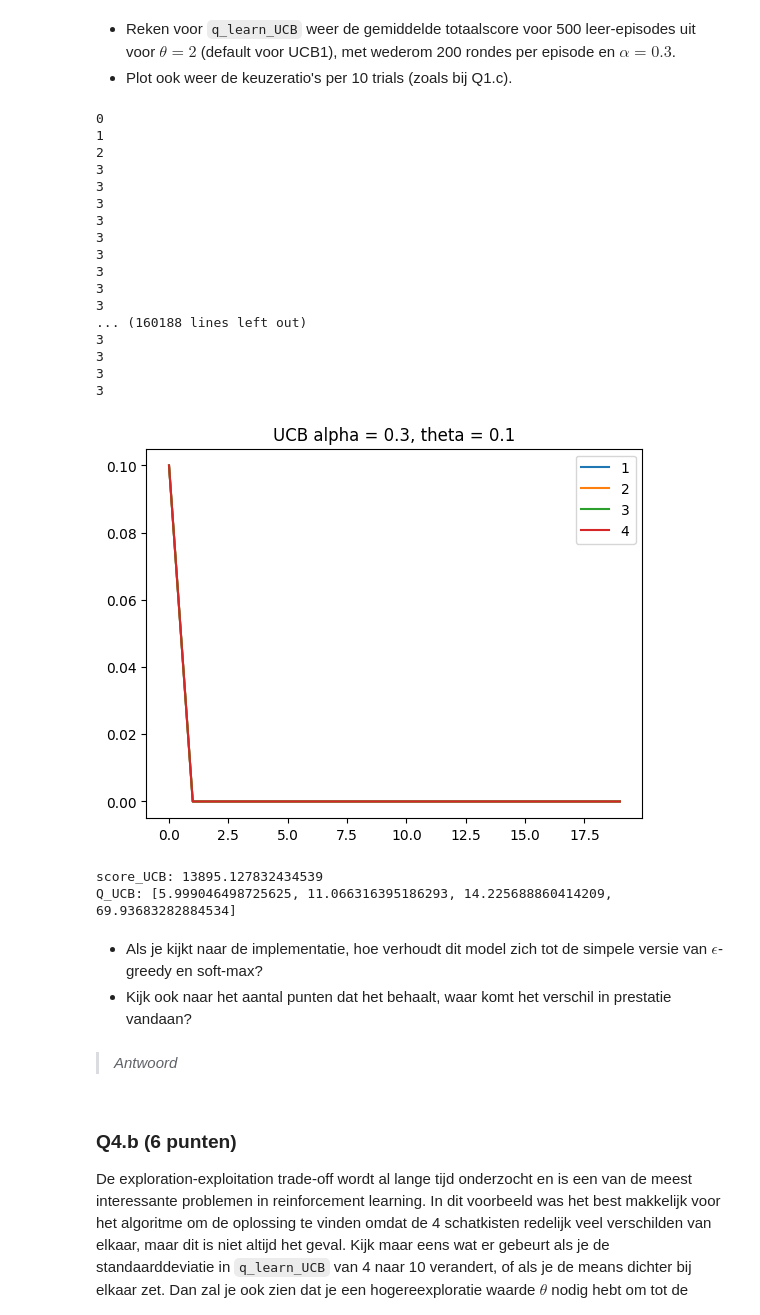
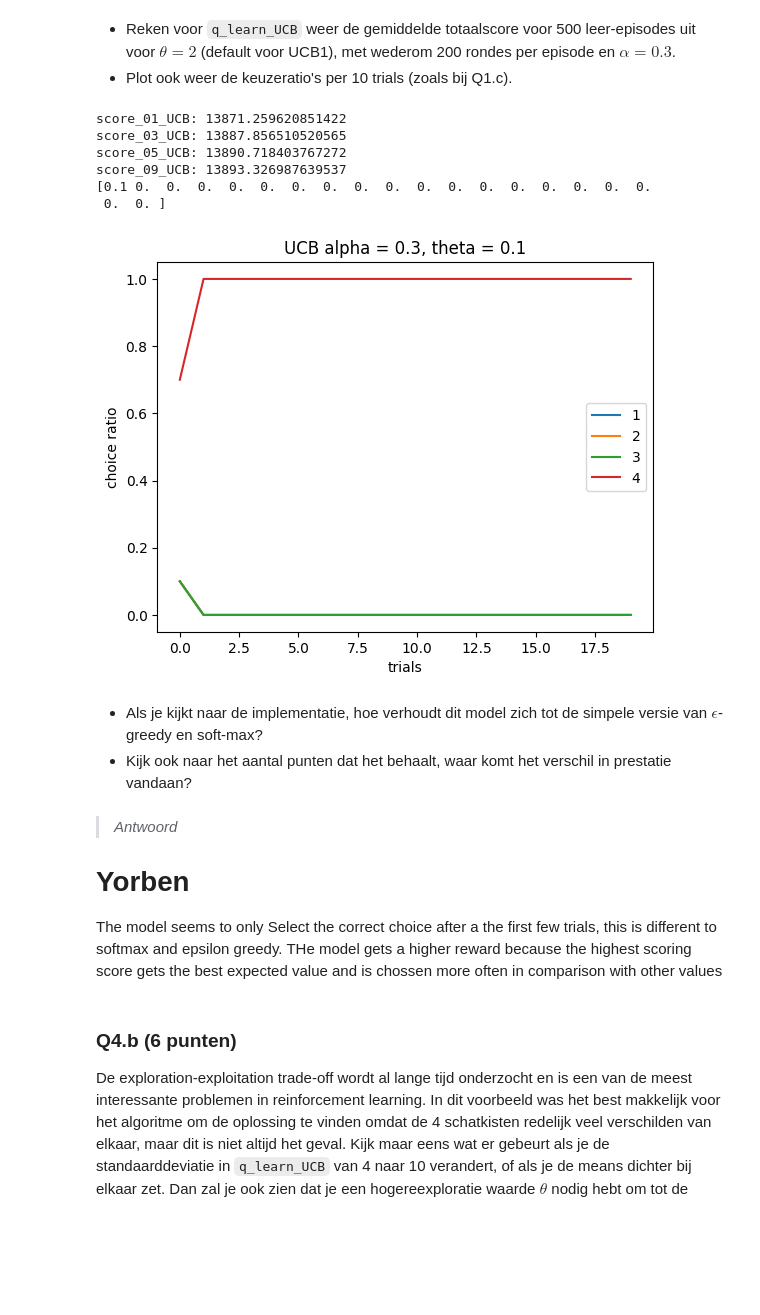
Before and after one commit to YorbenKoolhaas/cogmod, a Jupyter notebook: hw2/Assignment_2.ipynb, the cells around one changed output. Saved outputs shown, nothing was run; the diff lists cells and outputs as text; code cells hidden in the pictures; blank space fills up the shorter version.

```diff
--- a/hw2/Assignment_2.ipynb
+++ b/hw2/Assignment_2.ipynb
@@ -788,21 +788,15 @@ Hierbij staat $t$ voor het rondenummer in het experiment (zero-based indexing),
 Implementeer nu de UCB1 exploratieregel op basis van de `q_learn` functie en geef deze de naam `q_learn_UCB`.
 # %%
 def q_learn_UCB(alpha, theta, trials=200):
-    # TO DO
     expected_Q1 = 0
     expected_Q2 = 0
     expected_Q3 = 0
     expected_Q4 = 0
-    expected_Q1_prime = 0
-    expected_Q2_prime = 0
-    expected_Q3_prime = 0
-    expected_Q4_prime = 0
     choice_1 = np.zeros(trials)
     choice_2 = np.zeros(trials)
     choice_3 = np.zeros(trials)
     choice_4 = np.zeros(trials)
     total_score = 0
-
     outcomes = []
 
     for i in range(trials):
@@ -819,7 +813,7 @@ def q_learn_UCB(alpha, theta, trials=200):
             expected_Q3_prime = expected_Q3 + np.sqrt((theta * np.log(i)) / (sum(choice_3) ))
             expected_Q4_prime = expected_Q4 + np.sqrt((theta * np.log(i)) / (sum(choice_4) ))
 
-            if len([expected_Q1_prime, expected_Q2_prime, expected_Q3_prime, expected_Q4_prime]) == {expected_Q1_prime, expected_Q2_prime, expected_Q3_prime, expected_Q4_prime}:
+            if 4 == len({expected_Q1_prime, expected_Q2_prime, expected_Q3_prime, expected_Q4_prime}):
                 choice = [expected_Q1_prime, expected_Q2_prime, expected_Q3_prime, expected_Q4_prime].index(max([expected_Q1_prime, expected_Q2_prime, expected_Q3_prime, expected_Q4_prime]))
             else:
                 best_list = []
@@ -827,7 +821,6 @@ def q_learn_UCB(alpha, theta, trials=200):
                     if [expected_Q1_prime, expected_Q2_prime, expected_Q3_prime, expected_Q4_prime][i] == max([expected_Q1_prime, expected_Q2_prime, expected_Q3_prime, expected_Q4_prime]):
                         best_list.append(i)
                 choice = np.random.choice(best_list)
-        print(choice)
 
         if choice == 0:
             reward = kist_1
@@ -855,7 +848,6 @@ def q_learn_UCB(alpha, theta, trials=200):
             total_score += reward
             choice_4[i] = 1
             outcomes.append(reward)
-
     Q = [expected_Q1, expected_Q2, expected_Q3, expected_Q4]
     return (Q, total_score, choice_1, choice_2, choice_3, choice_4, outcomes)
 # %% [markdown]
@@ -864,59 +856,51 @@ def q_learn_UCB(alpha, theta, trials=200):
 # %%
 # TO DO gemiddelde
 score_01_UCB = []
 score_03_UCB = []
 score_05_UCB = []
 score_09_UCB = []
 for i in range(200):
     score_01_UCB.append(q_learn_UCB(0.3, 0.1)[1])
     score_03_UCB.append(q_learn_UCB(0.3, 0.3)[1])
     score_05_UCB.append(q_learn_UCB(0.3, 0.5)[1])
     score_09_UCB.append(q_learn_UCB(0.3, 0.9)[1])
 print(f'score_01_UCB: {np.mean(score_01_UCB)}')
 print(f'score_03_UCB: {np.mean(score_03_UCB)}')
 print(f'score_05_UCB: {np.mean(score_05_UCB)}')
 print(f'score_09_UCB: {np.mean(score_09_UCB)}')
-# TO DO plot
+
 plt.title("UCB alpha = 0.3, theta = 0.1")
 Q, score, choice_1, choice_2, choice_3, choice_4, outcomes = q_learn_UCB(0.3, 0.1)
-choice_1 = choice_1.reshape(-1, 10).mean(axis=1)
-choice_2 = choice_2.reshape(-1, 10).mean(axis=1)
-choice_3 = choice_3.reshape(-1, 10).mean(axis=1)
-choice_4 = choice_4.reshape(-1, 10).mean(axis=1)
-plt.plot(choice_1, label=r"$1$")
-plt.plot(choice_2, label=r"$2$")
-plt.plot(choice_3, label=r"$3$")
-plt.plot(choice_4, label=r"$4$")
+result1 = choice_1.reshape(-1, 10).mean(axis=1)
+result2 = choice_2.reshape(-1, 10).mean(axis=1)
+result3 = choice_3.reshape(-1, 10).mean(axis=1)
+result4 = choice_4.reshape(-1, 10).mean(axis=1)
+plt.plot(result1, label=r"$1$")
+plt.plot(result2, label=r"$2$")
+plt.plot(result3, label=r"$3$")
+plt.plot(result4, label=r"$4$")
 plt.legend()
+print(result1)
+plt.ylabel("choice ratio")
+plt.xlabel("trials")
 plt.show()
-print(f'score_UCB: {score}')
-print(f'Q_UCB: {Q}')
 # %% [output]
-0
-1
-2
-3
-3
-3
-3
-3
-3
-3
-3
-3
-... (160188 lines left out)
-3
-3
-3
-3
+score_01_UCB: 13871.259620851422
+score_03_UCB: 13887.856510520565
+score_05_UCB: 13890.718403767272
+score_09_UCB: 13893.326987639537
+[0.1 0.  0.  0.  0.  0.  0.  0.  0.  0.  0.  0.  0.  0.  0.  0.  0.  0.
+ 0.  0. ]
-[figure, old version]
+[figure, new version]
-score_UCB: 13895.127832434539
-Q_UCB: [5.999046498725625, 11.066316395186293, 14.225688860414209, 69.93683282884534]
 # %% [markdown]
 * Als je kijkt naar de implementatie, hoe verhoudt dit model zich tot de simpele versie van $\epsilon$-greedy en soft-max?
 * Kijk ook naar het aantal punten dat het behaalt, waar komt het verschil in prestatie vandaan?
-# %% [markdown]
-> *Antwoord*
+# %% [markdown]
+> *Antwoord*
+# Yorben
+
+The model seems to only Select the correct choice after a the first few trials, this is different to softmax and epsilon greedy.
+THe model gets a higher reward because the highest scoring score gets the best expected value and is chossen more often in comparison with other values
 # %% [markdown]
 ### Q4.b (6 punten)
 De exploration-exploitation trade-off wordt al lange tijd onderzocht en is een van de meest interessante problemen in reinforcement learning. In dit voorbeeld was het best makkelijk voor het algoritme om de oplossing te vinden omdat de 4 schatkisten redelijk veel verschilden van elkaar, maar dit is niet altijd het geval. Kijk maar eens wat er gebeurt als je de standaarddeviatie in `q_learn_UCB` van 4 naar 10 verandert, of als je de means dichter bij elkaar zet. Dan zal je ook zien dat je een hogereexploratie waarde $\theta$ nodig hebt om tot de beste oplossing te komen.
```
Also changed, not shown: parts of 11 cells of this notebook.
